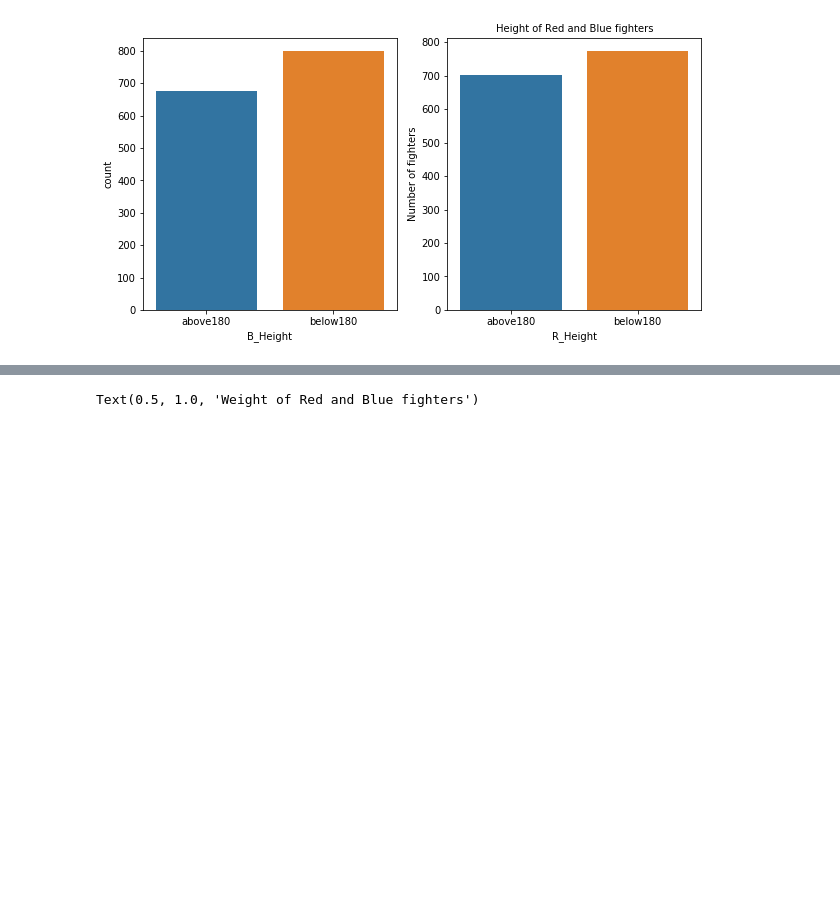
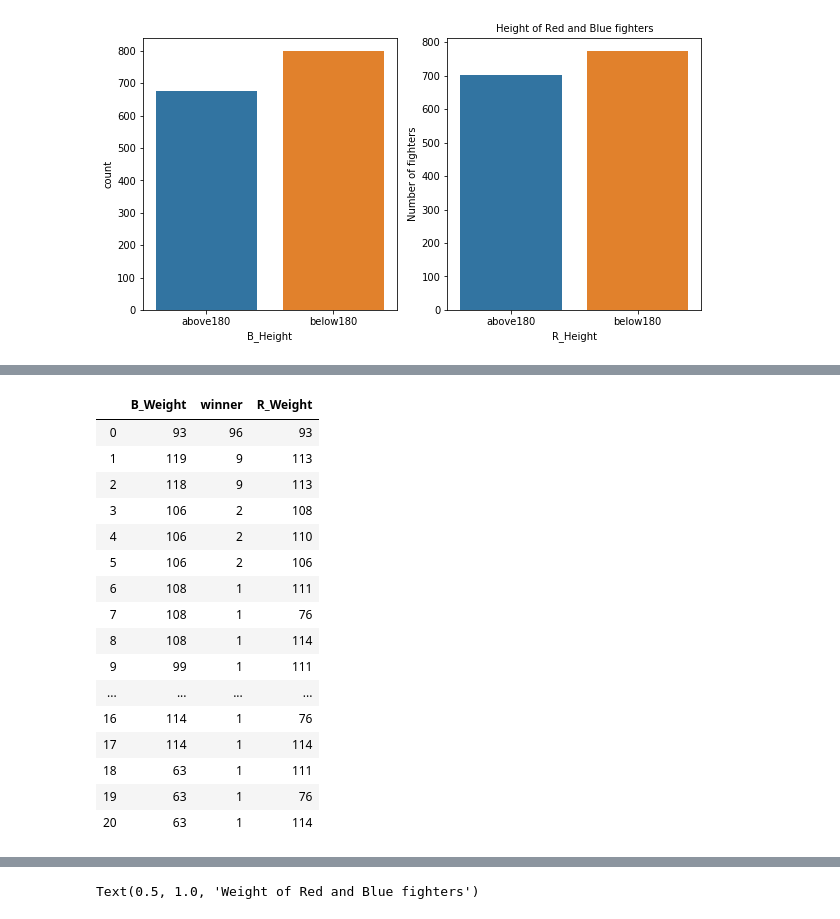
Before and after one commit to ncm103/the_final_project, a Jupyter notebook: nell/visualizations-Copy1.ipynb, the cells around one changed output, grey strips where cells are left out. Cells and saved outputs as stored; diff of their text form; code cells hidden in the pictures; blank space fills up the shorter version.

```diff
--- a/nell/visualizations-Copy1.ipynb
+++ b/nell/visualizations-Copy1.ipynb
@@ -321,0 +341,24 @@ Name: winner, dtype: int64
+# %%
+#weights_merged = pd.concat(RedWeight[['winner']],BlueWeight[['winner']])
+#weights_merged
+
+NewDataSet = pd.merge(BlueWeight,RedWeight)
+NewDataSet
+# %% [output]
+|  | B_Weight | winner | R_Weight |
+| 0 | 93 | 96 | 93 |
+| 1 | 119 | 9 | 113 |
+| 2 | 118 | 9 | 113 |
+| 3 | 106 | 2 | 108 |
+| 4 | 106 | 2 | 110 |
+| 5 | 106 | 2 | 106 |
+| 6 | 108 | 1 | 111 |
+| 7 | 108 | 1 | 76 |
+| 8 | 108 | 1 | 114 |
+| 9 | 99 | 1 | 111 |
+| ... | ... | ... | ... |
+| 16 | 114 | 1 | 76 |
+| 17 | 114 | 1 | 114 |
+| 18 | 63 | 1 | 111 |
+| 19 | 63 | 1 | 76 |
+| 20 | 63 | 1 | 114 |
```
Also changed, not shown: parts of 14 cells of this notebook.
